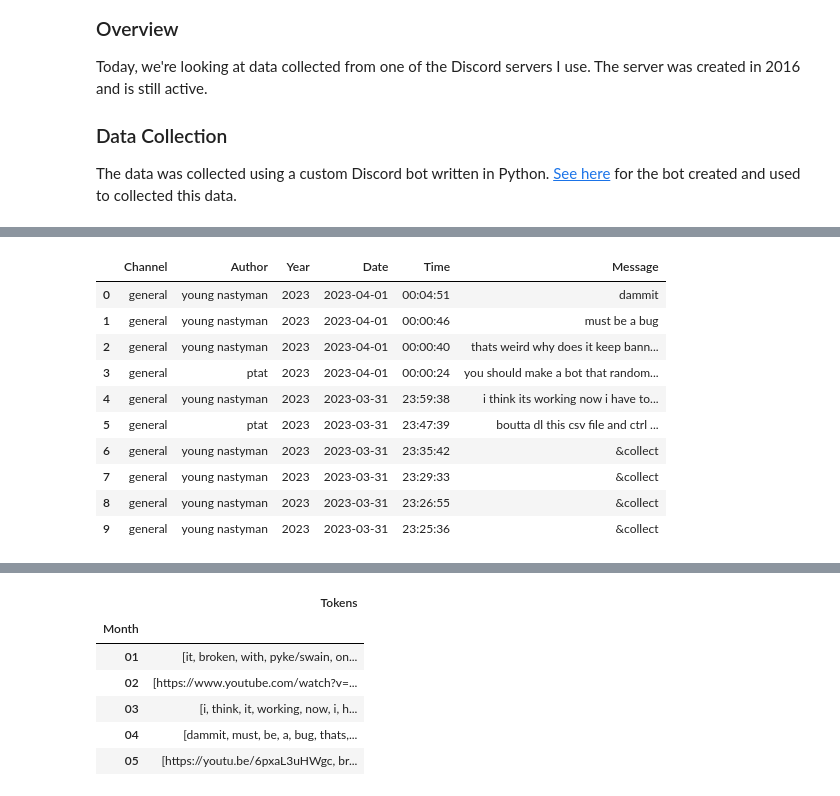
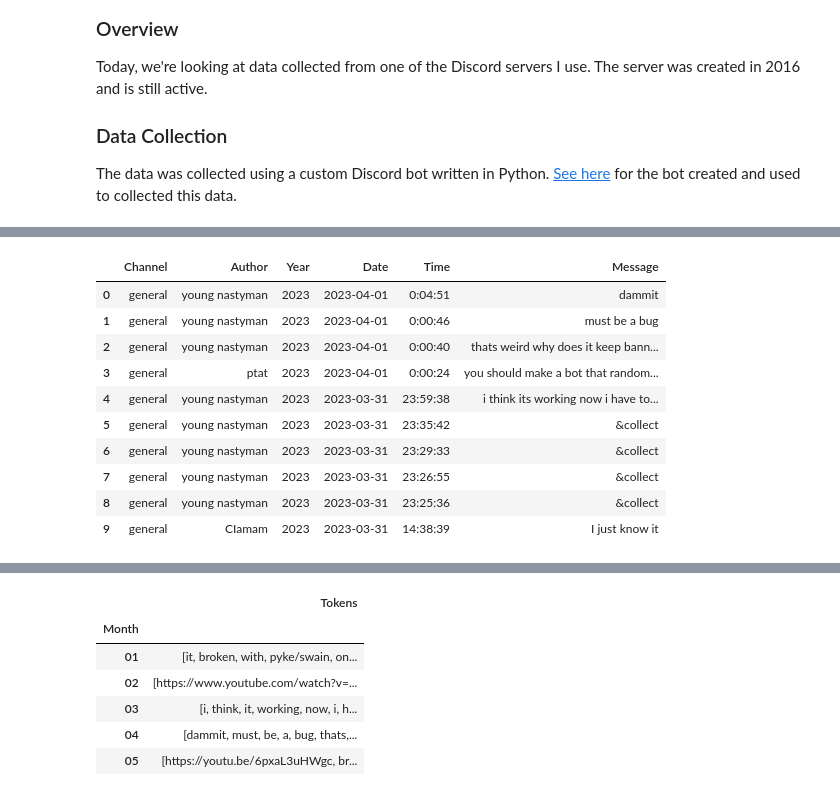
Before and after one commit to jackstephenson19/discorddata, a Jupyter notebook: Discord_data_notebook.ipynb, the cells around one changed output, grey strips where cells are left out. Drawn from its saved outputs; the diff is of its cells as text; code cells hidden in the pictures.

```diff
--- a/Discord_data_notebook.ipynb
+++ b/Discord_data_notebook.ipynb
@@ -22,7 +22,7 @@ import nltk
 from nltk.stem import WordNetLemmatizer
 nltk.download("wordnet")
 
-df = pd.read_csv("all_messages_clean1.csv")
+df = pd.read_csv("all_messages_clean3.csv")
 df.head(10)
 # %% [output]
 [nltk_data] Downloading package wordnet to
@@ -30,14 +31,14 @@ df.head(10)
 |  | Channel | Author | Year | Date | Time | Message |
-| 0 | general | young nastyman | 2023 | 2023-04-01 | 00:04:51 | dammit |
-| 1 | general | young nastyman | 2023 | 2023-04-01 | 00:00:46 | must be a bug |
-| 2 | general | young nastyman | 2023 | 2023-04-01 | 00:00:40 | thats weird why does it keep bann... |
-| 3 | general | ptat | 2023 | 2023-04-01 | 00:00:24 | you should make a bot that random... |
+| 0 | general | young nastyman | 2023 | 2023-04-01 | 0:04:51 | dammit |
+| 1 | general | young nastyman | 2023 | 2023-04-01 | 0:00:46 | must be a bug |
+| 2 | general | young nastyman | 2023 | 2023-04-01 | 0:00:40 | thats weird why does it keep bann... |
+| 3 | general | ptat | 2023 | 2023-04-01 | 0:00:24 | you should make a bot that random... |
 | 4 | general | young nastyman | 2023 | 2023-03-31 | 23:59:38 | i think its working now i have to... |
-| 5 | general | ptat | 2023 | 2023-03-31 | 23:47:39 | boutta dl this csv file and ctrl ... |
-| 6 | general | young nastyman | 2023 | 2023-03-31 | 23:35:42 | &collect |
-| 7 | general | young nastyman | 2023 | 2023-03-31 | 23:29:33 | &collect |
-| 8 | general | young nastyman | 2023 | 2023-03-31 | 23:26:55 | &collect |
-| 9 | general | young nastyman | 2023 | 2023-03-31 | 23:25:36 | &collect |
+| 5 | general | young nastyman | 2023 | 2023-03-31 | 23:35:42 | &collect |
+| 6 | general | young nastyman | 2023 | 2023-03-31 | 23:29:33 | &collect |
+| 7 | general | young nastyman | 2023 | 2023-03-31 | 23:26:55 | &collect |
+| 8 | general | young nastyman | 2023 | 2023-03-31 | 23:25:36 | &collect |
+| 9 | general | CIamam | 2023 | 2023-03-31 | 14:38:39 | I just know it |
 # %%
 # We need to create another column for month so that the messages can be aggregated by month
 def extract_month(date_str: str) -> str:
```
Also changed, not shown: parts of 5 cells of this notebook, 1 other file.
